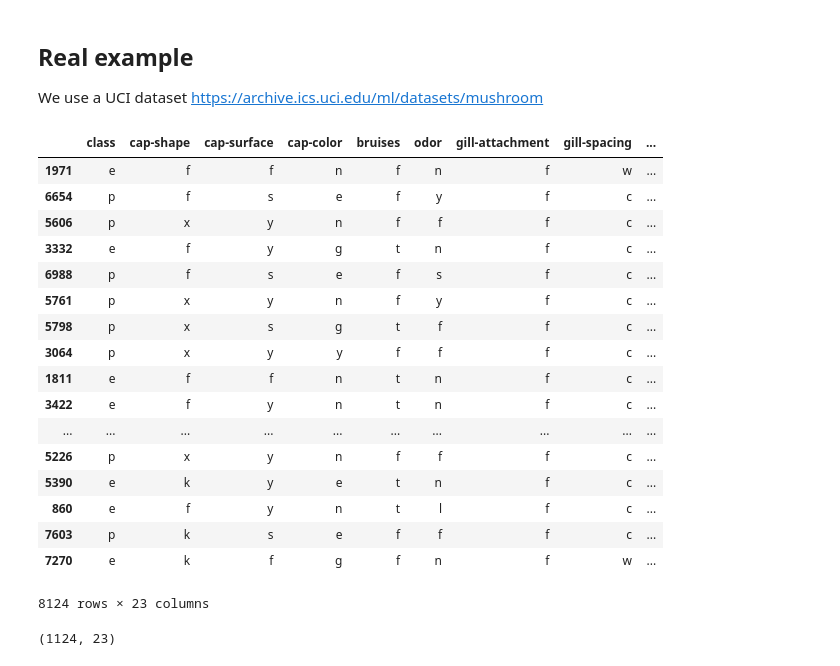
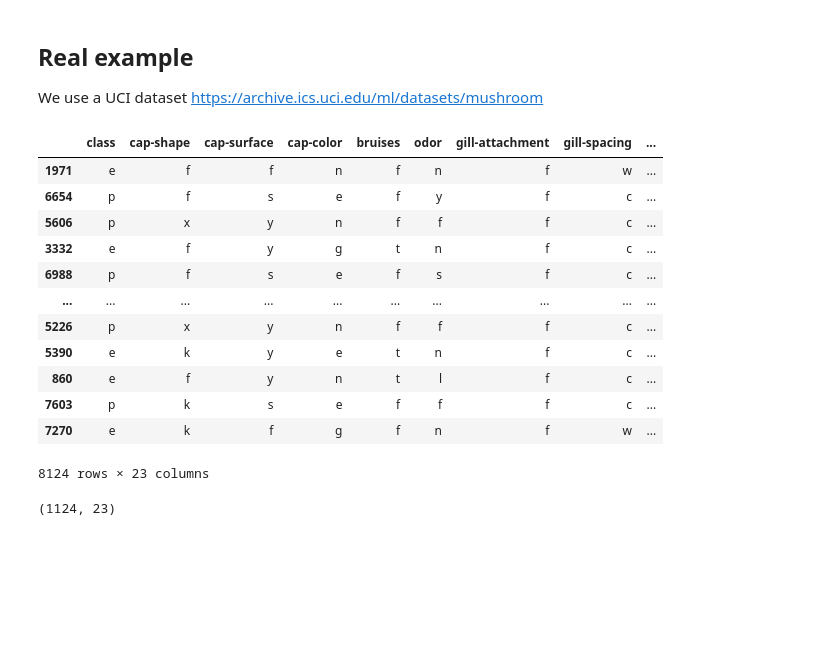
Before and after one commit to shravanc/machine_learning, a Jupyter notebook: mushroom_classification/Mushroom_students.ipynb, the cells around one changed output. Drawn from its saved outputs; the diff is of its cells as text; code cells hidden in the pictures; blank space fills up the shorter version.

```diff
--- a/mushroom_classification/Mushroom_students.ipynb
+++ b/mushroom_classification/Mushroom_students.ipynb
@@ -93,23 +94,18 @@ Note that the probability is not sharp anymore
 ## Real example
 We use a UCI dataset https://archive.ics.uci.edu/ml/datasets/mushroom
 # %%
-df = pd.read_csv('./mushroom-classification/mushrooms.csv')#put here the folder tha includes your data
+df = pd.read_csv('./mushrooms.csv')#put here the folder tha includes your data
 from sklearn.utils import shuffle
 #we shuffle the dataset
 df = shuffle(df, random_state=42)
 df
 # %% [output]
 |  | class | cap-shape | cap-surface | cap-color | bruises | odor | gill-attachment | gill-spacing | ... |
 | 1971 | e | f | f | n | f | n | f | w | ... |
 | 6654 | p | f | s | e | f | y | f | c | ... |
 | 5606 | p | x | y | n | f | f | f | c | ... |
 | 3332 | e | f | y | g | t | n | f | c | ... |
 | 6988 | p | f | s | e | f | s | f | c | ... |
-| 5761 | p | x | y | n | f | y | f | c | ... |
-| 5798 | p | x | s | g | t | f | f | c | ... |
-| 3064 | p | x | y | y | f | f | f | c | ... |
-| 1811 | e | f | f | n | t | n | f | c | ... |
-| 3422 | e | f | y | n | t | n | f | c | ... |
 | ... | ... | ... | ... | ... | ... | ... | ... | ... | ... |
 | 5226 | p | x | y | n | f | f | f | c | ... |
 | 5390 | e | k | y | e | t | n | f | c | ... |
```
Also changed, not shown: parts of 2 cells of this notebook, 14 other files.
